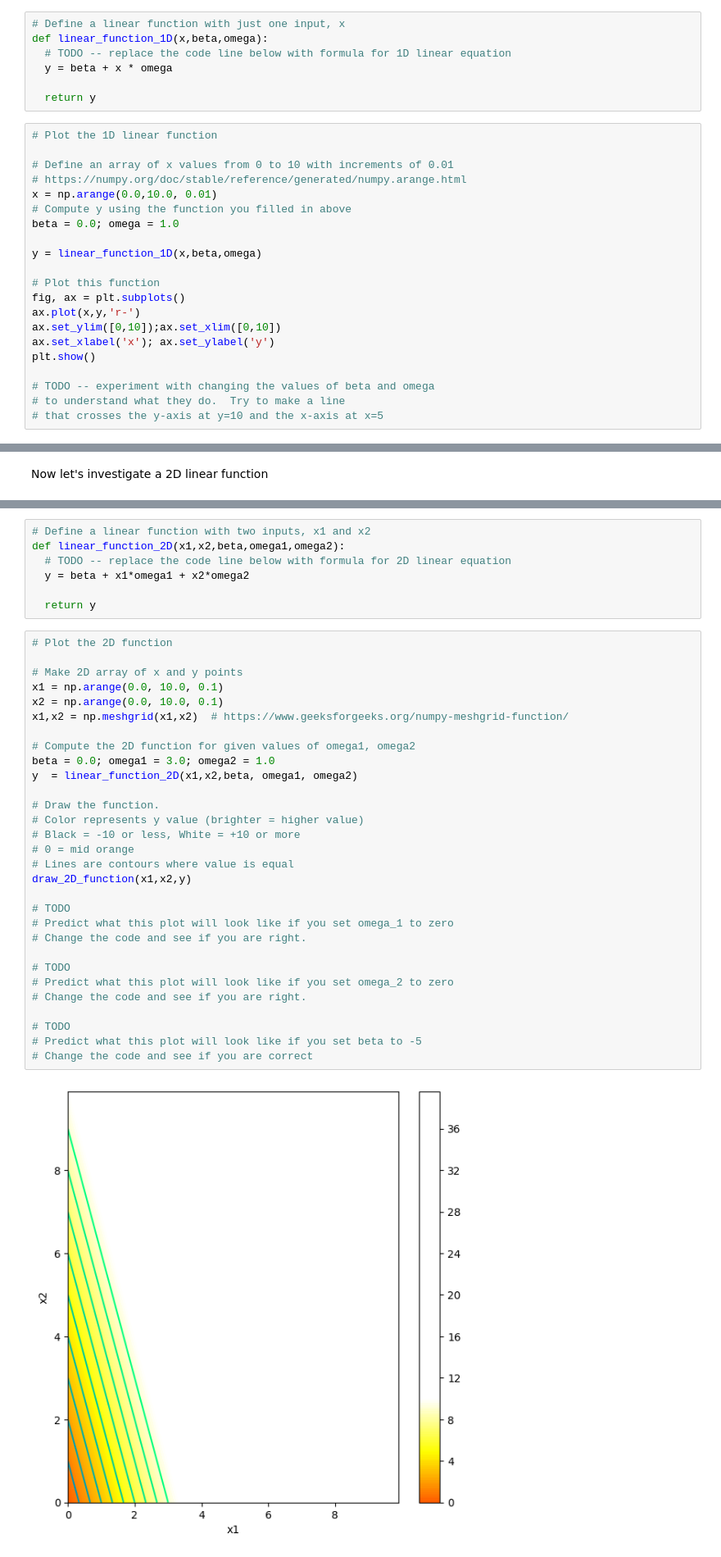
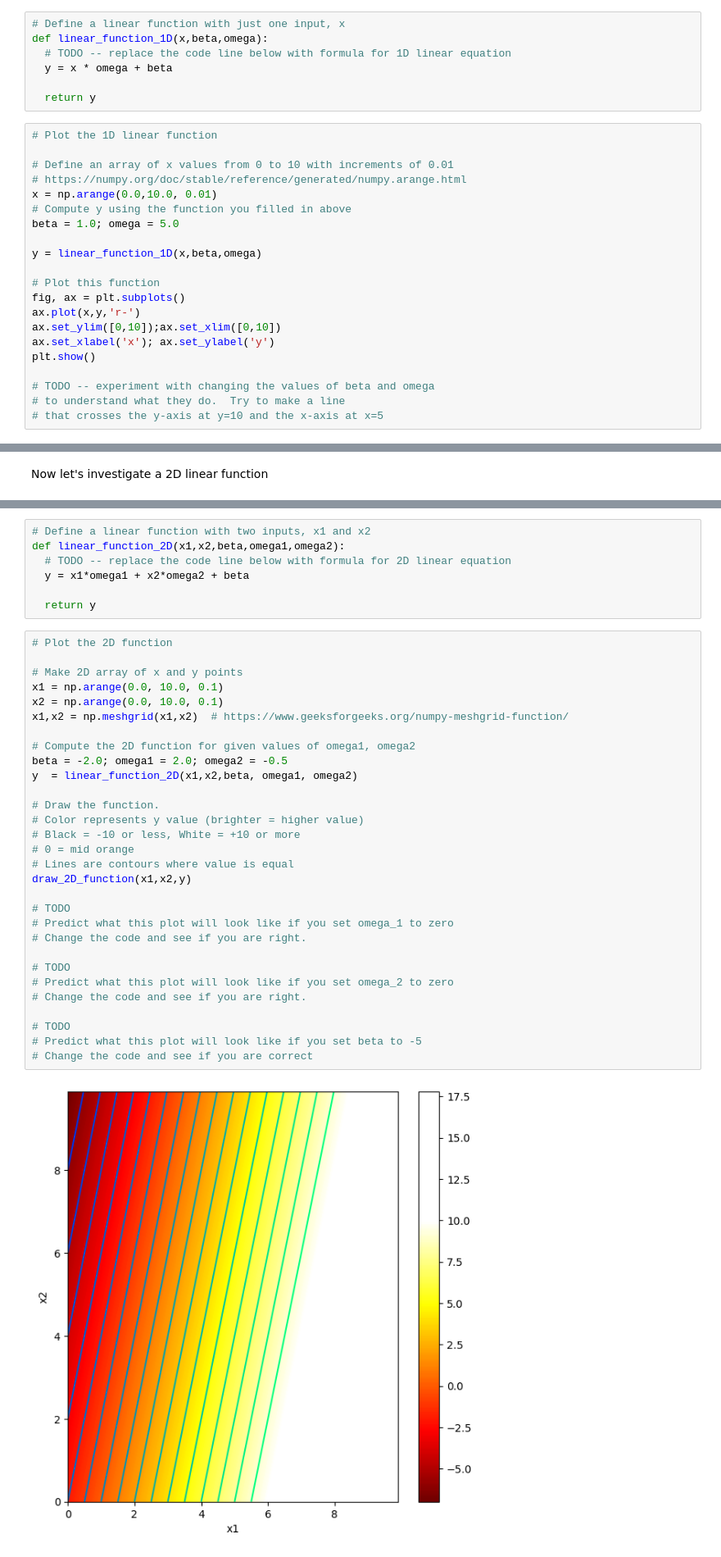
Before and after one commit to nguille0307/n8n-guille, a Jupyter notebook: Notebooks/Chap01/1_1_BackgroundMathematics.ipynb, the cells around one changed output, grey strips where cells are left out. Shown at 82% size. Saved outputs shown, nothing was run; the diff lists cells and outputs as text.

```diff
--- a/Notebooks/Chap01/1_1_BackgroundMathematics.ipynb
+++ b/Notebooks/Chap01/1_1_BackgroundMathematics.ipynb
@@ -26,7 +26,7 @@ Any other functions are by definition **non-linear**.
 # Define a linear function with just one input, x
 def linear_function_1D(x,beta,omega):
   # TODO -- replace the code line below with formula for 1D linear equation
-  y = beta + x * omega
+  y = x * omega + beta
 
   return y
 # %%
@@ -36,7 +36,7 @@ def linear_function_1D(x,beta,omega):
 # https://numpy.org/doc/stable/reference/generated/numpy.arange.html
 x = np.arange(0.0,10.0, 0.01)
 # Compute y using the function you filled in above
-beta = 0.0; omega = 1.0
+beta = 1.0; omega = 5.0
 
 y = linear_function_1D(x,beta,omega)
 
@@ -69,41 +69,41 @@ def draw_2D_function(x1_mesh, x2_mesh, y):
 # Define a linear function with two inputs, x1 and x2
 def linear_function_2D(x1,x2,beta,omega1,omega2):
   # TODO -- replace the code line below with formula for 2D linear equation
-  y = beta + x1*omega1 + x2*omega2
+  y = x1*omega1 + x2*omega2 + beta
 
   return y
 # %%
 # Plot the 2D function
 
 # Make 2D array of x and y points
 x1 = np.arange(0.0, 10.0, 0.1)
 x2 = np.arange(0.0, 10.0, 0.1)
 x1,x2 = np.meshgrid(x1,x2)  # https://www.geeksforgeeks.org/numpy-meshgrid-function/
 
 # Compute the 2D function for given values of omega1, omega2
-beta = 0.0; omega1 = 3.0; omega2 = 1.0
+beta = -2.0; omega1 = 2.0; omega2 = -0.5
 y  = linear_function_2D(x1,x2,beta, omega1, omega2)
 
 # Draw the function.
 # Color represents y value (brighter = higher value)
 # Black = -10 or less, White = +10 or more
 # 0 = mid orange
 # Lines are contours where value is equal
 draw_2D_function(x1,x2,y)
 
 # TODO
 # Predict what this plot will look like if you set omega_1 to zero
 # Change the code and see if you are right.
 
 # TODO
 # Predict what this plot will look like if you set omega_2 to zero
 # Change the code and see if you are right.
 
 # TODO
 # Predict what this plot will look like if you set beta to -5
 # Change the code and see if you are correct
 # %% [output]
-[figure, old version]
+[figure, new version]
 # %% [markdown]
 Often we will want to compute many linear functions at the same time.  For example, we might have three inputs, $x_1$, $x_2$, and $x_3$ and want to compute two linear functions giving $y_1$ and $y_2$. Of course, we could do this by just running each equation separately,<br><br>
 
```
Also changed, not shown: parts of 7 cells of this notebook.
